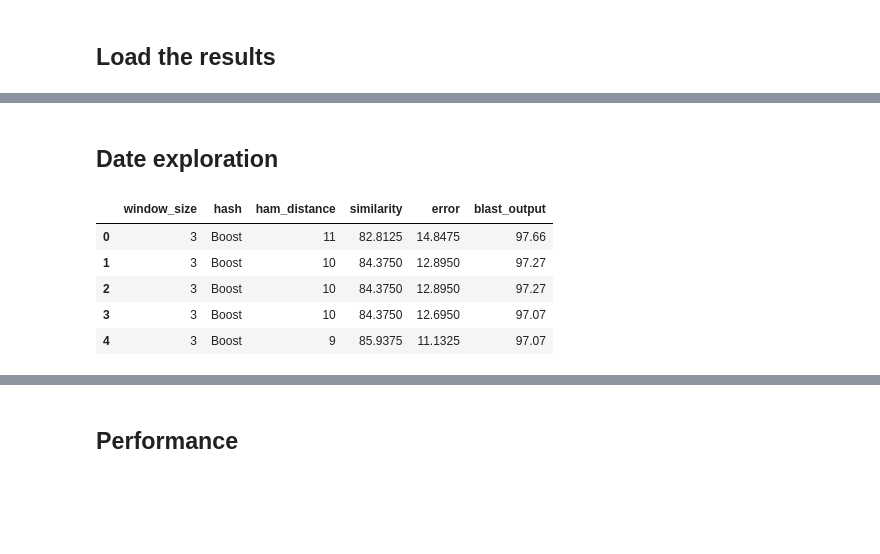
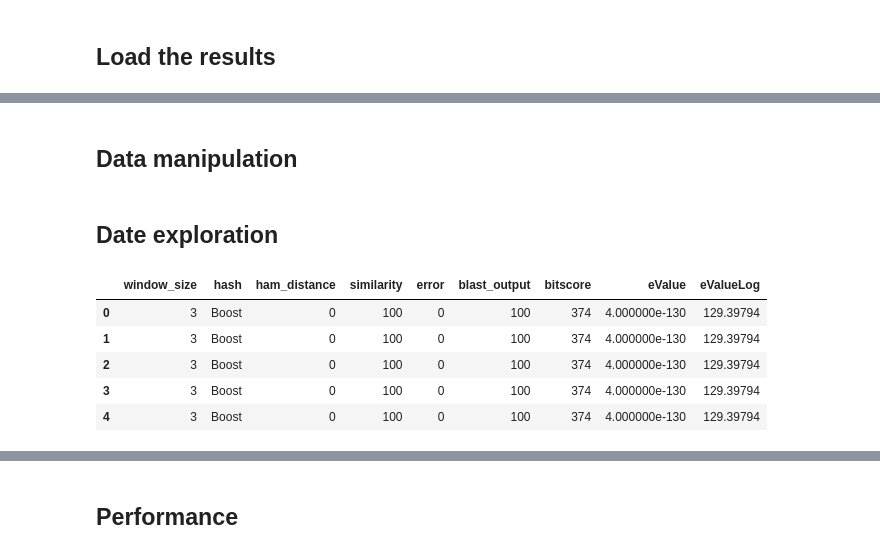
Before and after one commit to Weenkus/Phylo-research, a Jupyter notebook: results_simHash/blast_comparison/SimHash vs Blast performance.ipynb, the cells around one changed output, grey strips where cells are left out. Drawn from its saved outputs; the diff is of its cells as text; code cells hidden in the pictures; blank space fills up the shorter version.

```diff
--- a/results_simHash/blast_comparison/SimHash vs Blast performance.ipynb
+++ b/results_simHash/blast_comparison/SimHash vs Blast performance.ipynb
@@ -49,7 +52,7 @@ simhash_ENSP233_spooky_3 = pa.read_csv('../blast_comparison/ENSP233/ENSP233_Spoo
 simhash_ENSP233_native_3 = pa.read_csv('../blast_comparison/ENSP233/ENSP233_Native_3_compare.csv')
 
 simhash_ENSP233_boost_2 = pa.read_csv('../blast_comparison/ENSP233/ENSP233_Boost_2_compare.csv')
-simhash_ENSP233_boost_3 = pa.read_csv('../blast_comparison/ENSP233/ENSP233_Boost_3_compare.csv')
+simhash_ENSP233_boost_3 = pa.read_csv('../blast_comparison/ENSP233/ENSP233_Boost_3_compare.csv', dtype={'eValue':'double'})
 simhash_ENSP233_boost_4 = pa.read_csv('../blast_comparison/ENSP233/ENSP233_Boost_4_compare.csv')
 simhash_ENSP233_boost_5 = pa.read_csv('../blast_comparison/ENSP233/ENSP233_Boost_5_compare.csv')
 
@@ -59,7 +62,7 @@ simhash_ENSP233_boost = pa.concat(
 simhash_ENSP233_window_3 = pa.concat(
     [simhash_ENSP233_spooky_3, simhash_ENSP233_native_3, simhash_ENSP233_boost_3])
 
+simhash_ENSP1008_boost_3 = pa.read_csv('../blast_comparison/ENSP1008/ENSP1008_Boost_3_compare.csv', dtype={'eValue':'double'})
+simhash_ENSP1146_boost_3 = pa.read_csv('../blast_comparison/ENSP1146/ENSP1146_Boost_3_compare.csv', dtype={'eValue':'double'})
+
 simhash_all_boost_3 = pa.concat([simhash_ENSP233_boost_3, simhash_ENSP1008_boost_3, simhash_ENSP1146_boost_3])
-
-simhash_ENSP1008_boost_3 = pa.read_csv('../blast_comparison/ENSP1008/ENSP1008_Boost_3_compare.csv')
-simhash_ENSP1146_boost_3 = pa.read_csv('../blast_comparison/ENSP1146/ENSP1146_Boost_3_compare.csv')
@@ -66,14 +78,23 @@ simhash_ENSP1146_boost_3 = pa.read_csv('../blast_comparison/ENSP1146/ENSP1146_Bo
+# %% [markdown]
+## Data manipulation
+# %%
+logit = lambda x: -math.log10(x) if x != 0 else 0.0
+# %%
+simhash_ENSP233_boost_3['eValueLog'] = simhash_ENSP233_boost_3['eValue'].apply(logit)
+simhash_ENSP1008_boost_3['eValueLog'] = simhash_ENSP1008_boost_3['eValue'].apply(logit)
+simhash_ENSP1146_boost_3['eValueLog'] = simhash_ENSP1146_boost_3['eValue'].apply(logit)
+simhash_all_boost_3['eValueLog'] = simhash_all_boost_3['eValue'].apply(logit)
 # %% [markdown]
 ## Date exploration
 # %%
 # Plot all graphs inside the notebook
 %matplotlib inline
 
-simhash_ENSP1146_boost_3.head()
+simhash_ENSP233_boost_3.head()
 # %% [output]
-|  | window_size | hash | ham_distance | similarity | error | blast_output |
-| 0 | 3 | Boost | 11 | 82.8125 | 14.8475 | 97.66 |
-| 1 | 3 | Boost | 10 | 84.3750 | 12.8950 | 97.27 |
-| 2 | 3 | Boost | 10 | 84.3750 | 12.8950 | 97.27 |
-| 3 | 3 | Boost | 10 | 84.3750 | 12.6950 | 97.07 |
-| 4 | 3 | Boost | 9 | 85.9375 | 11.1325 | 97.07 |
+|  | window_size | hash | ham_distance | similarity | error | blast_output | bitscore | eValue | eValueLog |
+| 0 | 3 | Boost | 0 | 100 | 0 | 100 | 374 | 4.000000e-130 | 129.39794 |
+| 1 | 3 | Boost | 0 | 100 | 0 | 100 | 374 | 4.000000e-130 | 129.39794 |
+| 2 | 3 | Boost | 0 | 100 | 0 | 100 | 374 | 4.000000e-130 | 129.39794 |
+| 3 | 3 | Boost | 0 | 100 | 0 | 100 | 374 | 4.000000e-130 | 129.39794 |
+| 4 | 3 | Boost | 0 | 100 | 0 | 100 | 374 | 4.000000e-130 | 129.39794 |
```
Also changed, not shown: parts of 13 cells of this notebook, 38 other files.
